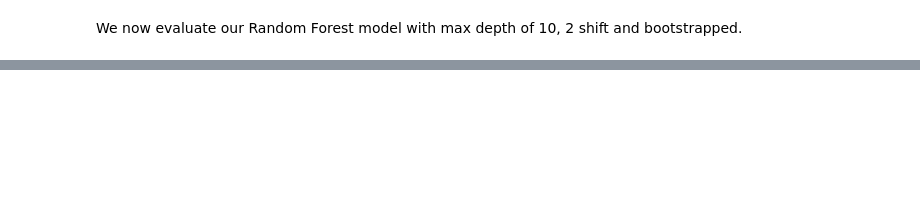
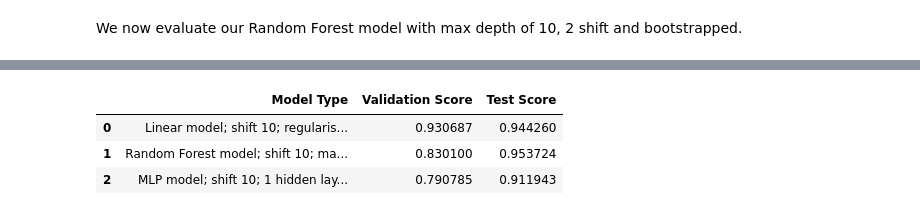
Before and after one commit to winfredkong/covid-models, a Jupyter notebook: explore.ipynb, the cells around one changed output, grey strips where cells are left out. Cells and saved outputs as stored; diff of their text form; code cells hidden in the pictures; blank space fills up the shorter version.

```diff
--- a/explore.ipynb
+++ b/explore.ipynb
@@ -990,6 +895,7 @@ best = results_df.iloc[results_df['validation score'].idxmax(), :]
 shift = best['shift'].astype(np.int32)
 unit = best['units per layer'].astype(np.int32)
 layer = best['number of hidden layers'].astype(np.int32)
+val_score = best['validation score']
 print(shift, unit, layer)
 
 
@@ -1016,7 +922,13 @@ y_pred = model.predict(x_test)
 scorer = keras.metrics.R2Score()
 scorer.update_state(tf.cast(y_test, tf.float32), y_pred)
 
-val_score = scorer.result()
-print(val_score)
+test_score = scorer.result()
+print(test_score)
+
+all_models_results.append({
+                'Model Type': f'MLP model; shift {shift}; {layer} hidden layers; {unit} units per layer',
+                'Validation Score': val_score,
+                'Test Score': test_score.numpy()
+                })
 # %% [output]
 10 256 1
@@ -1024 +936,11 @@ print(val_score)
 tf.Tensor(0.91194344, shape=(), dtype=float32)
+# %%
+results_df = pd.DataFrame(all_models_results)
+results_df.to_csv('output/test_scores.csv')
+# %%
+results_df
+# %% [output]
+|  | Model Type | Validation Score | Test Score |
+| 0 | Linear model; shift 10; regularis... | 0.930687 | 0.944260 |
+| 1 | Random Forest model; shift 10; ma... | 0.830100 | 0.953724 |
+| 2 | MLP model; shift 10; 1 hidden lay... | 0.790785 | 0.911943 |
```
Also changed, not shown: parts of 6 cells of this notebook, 27 other files.
